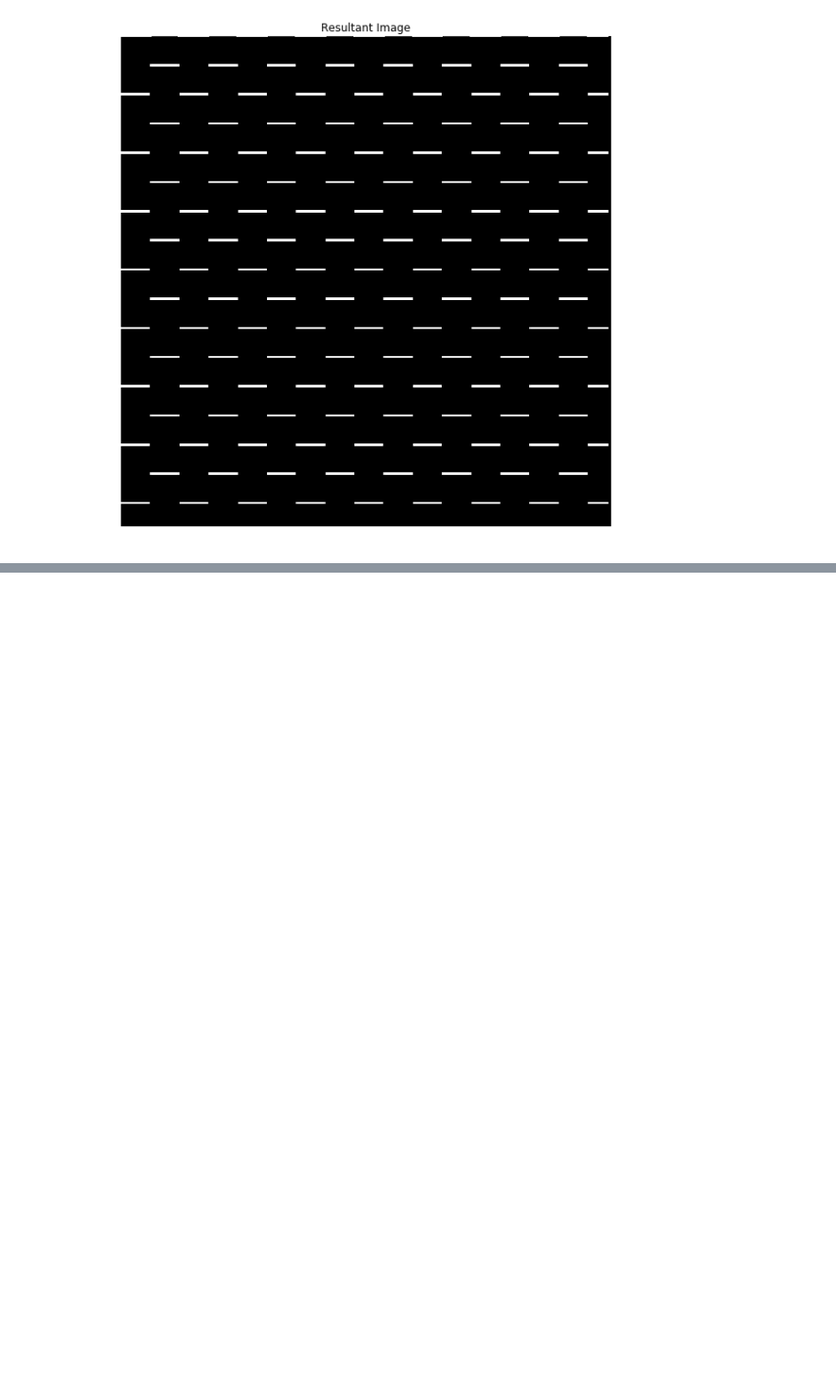
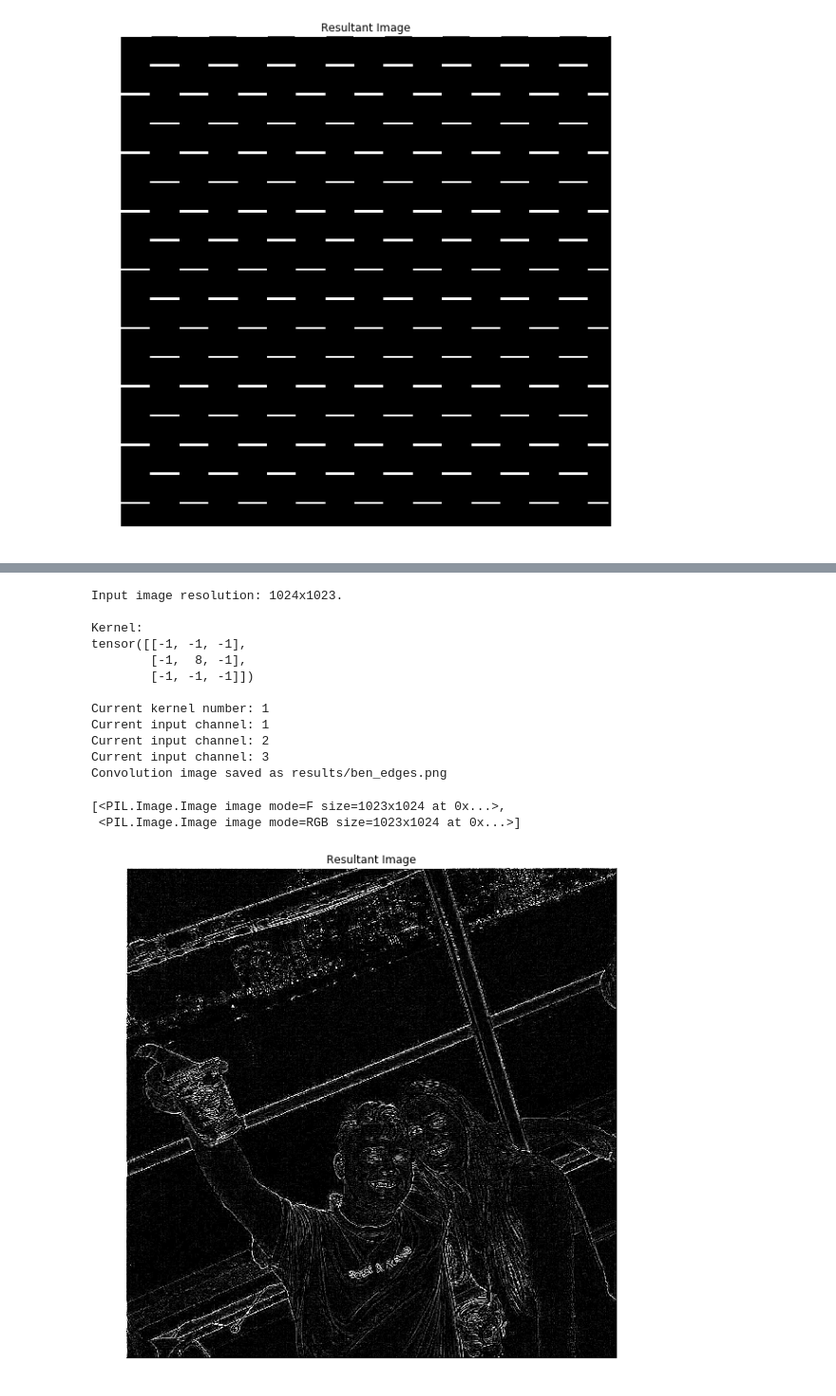
Before and after one commit to mickey-is-codin/DeepLearning, a Jupyter notebook: Assignment1/hw_copy_jan23/Assignment1.ipynb, the cells around one changed output, grey strips where cells are left out. Shown at 95% size. Drawn from its saved outputs; the diff is of its cells as text; code cells hidden in the pictures; blank space fills up the shorter version.

```diff
--- a/Assignment1/hw_copy_jan23/Assignment1.ipynb
+++ b/Assignment1/hw_copy_jan23/Assignment1.ipynb
@@ -247,6 +252,13 @@ conv2d_color_input = Conv2D(
     stride=1,
     mode='sharpen'
 )
+
+conv2d_edges = Conv2D(
+    in_channel=3,
+    o_channel=1,
+    stride=1,
+    mode='edges'
+)
 # %% [markdown]
 <h3>Convolution Time</h3>
 
@@ -285,0 +302,19 @@ Current input channel: 3
+# %%
+[num_operations, output_tensors] = conv2d_edges.forward(ben)
+tensors_to_images(output_tensors, conv2d_color_input, output_name_ben)
+# %% [output]
+Input image resolution: 1024x1023.
+
+Kernel:
+tensor([[-1, -1, -1],
+        [-1,  8, -1],
+        [-1, -1, -1]])
+
+Current kernel number: 1
+Current input channel: 1
+Current input channel: 2
+Current input channel: 3
+Convolution image saved as results/ben_edges.png
+[<PIL.Image.Image image mode=F size=1023x1024 at 0x...>,
+ <PIL.Image.Image image mode=RGB size=1023x1024 at 0x...>]
+[figure, added]
```
Also changed, not shown: parts of 2 cells of this notebook, 14 other files.
